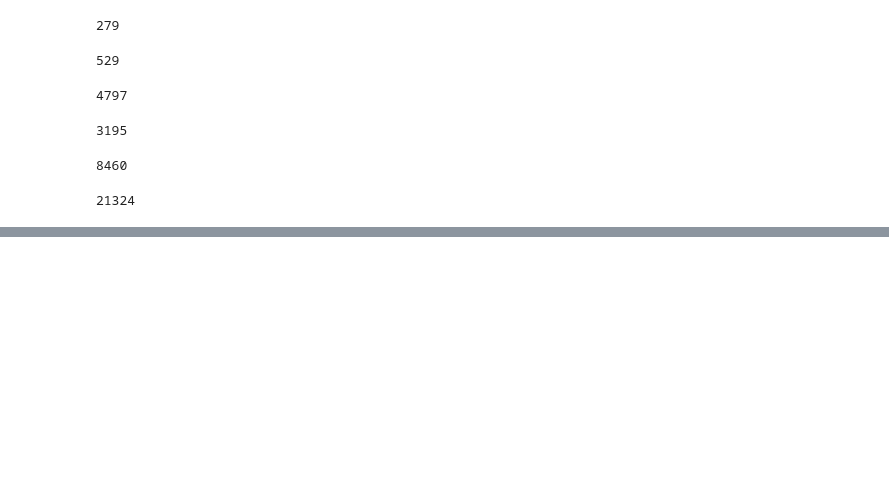
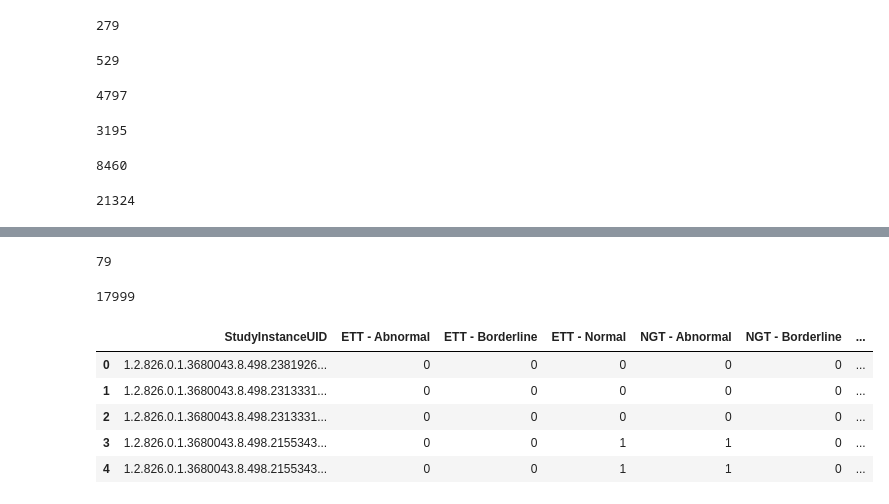
Before and after one commit to Brazza32/ADS2002-Catheter, a Jupyter notebook: Catheter.ipynb, the cells around one changed output, grey strips where cells are left out. Saved outputs shown, nothing was run; the diff lists cells and outputs as text; code cells hidden in the pictures; blank space fills up the shorter version.

Commit message:
merged train.csv and train_annotations.csv, where only the matching rows are present in the merged table

```diff
--- a/Catheter.ipynb
+++ b/Catheter.ipynb
@@ -108,0 +88,24 @@ Cnormal + Cabnormal + Cborder
+# %%
+ETT = catheter.loc[catheter["ETT - Abnormal"] == 1, "StudyInstanceUID"]
+len(ETT.index)
+# %% [output]
+79
+# %%
+train = pd.read_csv("/content/drive/MyDrive/Catheter - ADS2002/ranzcr-clip-catheter-line-classification/train.csv")
+# %%
+train_annotations = pd.read_csv("/content/drive/MyDrive/Catheter - ADS2002/ranzcr-clip-catheter-line-classification/train_annotations.csv")
+# %%
+merged = pd.merge(train, train_annotations, on = "StudyInstanceUID",how = "inner")
+# %%
+merged.shape[0]
+# %% [output]
+17999
+# %%
+merged.head()
+# %% [output]
+|  | StudyInstanceUID | ETT - Abnormal | ETT - Borderline | ETT - Normal | NGT - Abnormal | NGT - Borderline | ... |
+| 0 | 1.2.826.0.1.3680043.8.498.2381926... | 0 | 0 | 0 | 0 | 0 | ... |
+| 1 | 1.2.826.0.1.3680043.8.498.2313331... | 0 | 0 | 0 | 0 | 0 | ... |
+| 2 | 1.2.826.0.1.3680043.8.498.2313331... | 0 | 0 | 0 | 0 | 0 | ... |
+| 3 | 1.2.826.0.1.3680043.8.498.2155343... | 0 | 0 | 1 | 1 | 0 | ... |
+| 4 | 1.2.826.0.1.3680043.8.498.2155343... | 0 | 0 | 1 | 1 | 0 | ... |
```
Also changed, not shown: parts of 12 cells of this notebook.
